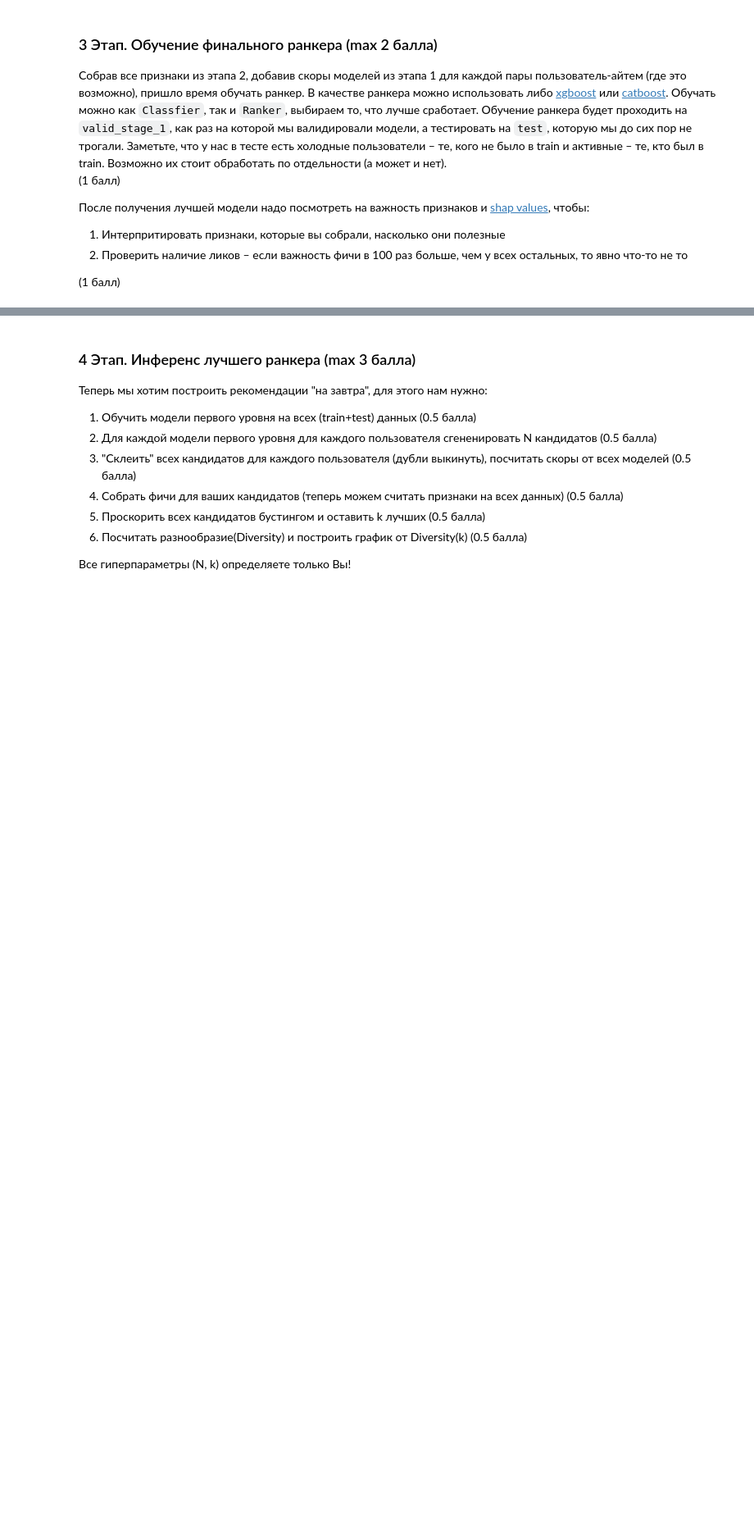
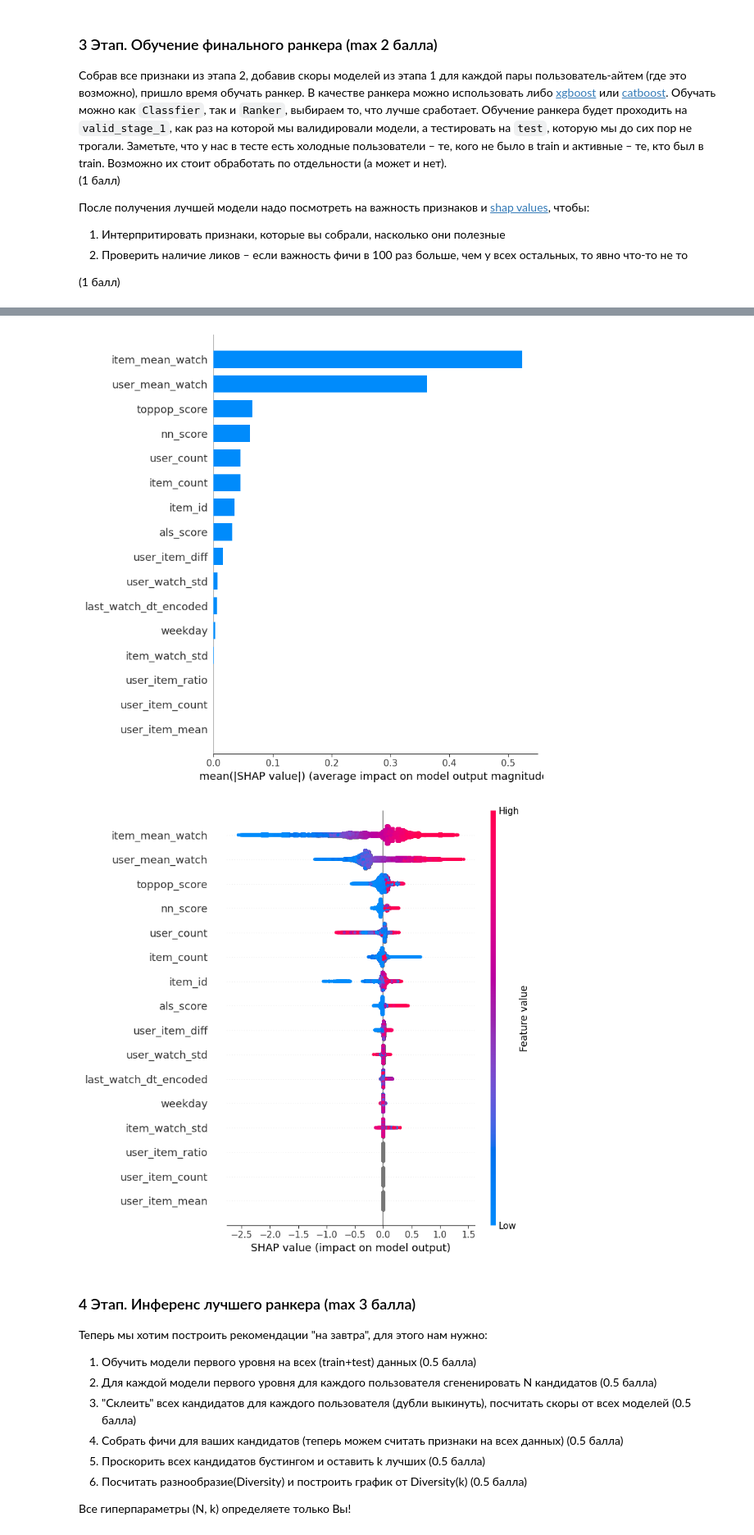
Before and after one commit to TaniaZharova2205/HSE, a Jupyter notebook: Recsis_1(3-4)/DZ3/HSE_RecSys_HW3.ipynb, the cells around one changed output, grey strips where cells are left out. Shown: that part at 82% size. Saved outputs shown, nothing was run; the diff lists cells and outputs as text; code cells hidden in the pictures; blank space fills up the shorter version.

```diff
--- a/Recsis_1(3-4)/DZ3/HSE_RecSys_HW3.ipynb
+++ b/Recsis_1(3-4)/DZ3/HSE_RecSys_HW3.ipynb
@@ -614,0 +598,38 @@ if len(test_cold) > 0:
+# %%
+train_df_with_features['last_watch_dt_str'] = train_df_with_features['last_watch_dt'].dt.strftime('%Y-%m-%d')
+test_df_with_features['last_watch_dt_str'] = test_df_with_features['last_watch_dt'].dt.strftime('%Y-%m-%d')
+
+all_dates = pd.concat([train_df_with_features['last_watch_dt_str'], test_df_with_features['last_watch_dt_str']])
+date2label = {date: idx for idx, date in enumerate(all_dates.unique())}
+
+train_df_with_features['last_watch_dt_encoded'] = train_df_with_features['last_watch_dt_str'].map(date2label)
+test_df_with_features['last_watch_dt_encoded'] = test_df_with_features['last_watch_dt_str'].map(date2label)
+
+features = ['item_id', 'last_watch_dt_encoded', 'weekday', 'user_mean_watch', 'user_count',
+           'item_mean_watch', 'item_count', 'user_item_mean', 'user_item_count',
+           'user_item_diff', 'user_item_ratio', 'user_watch_std', 'item_watch_std', 'toppop_score', 'als_score', 'nn_score']
+
+X_train = train_df_with_features[features]
+y_train = train_df_with_features['target']
+train_groups = train_df_with_features.groupby('user_id').size().values
+
+X_test = test_df_with_features[features]
+y_test = test_df_with_features['target']
+test_groups = test_df_with_features.groupby('user_id').size().values
+
+ranker = XGBRanker(
+    objective='rank:pairwise',
+    learning_rate=0.1,
+    max_depth=6,
+    n_estimators=100,
+    random_state=42
+)
+
+ranker.fit(
+    X_train,
+    y_train,
+    group=train_groups,
+    eval_set=[(X_test, y_test)],
+    eval_group=[test_groups],
+    verbose=10
+)
@@ -615,3 +658,13 @@ if len(test_cold) > 0:
+# %%
+explainer = shap.TreeExplainer(ranker)
+shap_values = explainer.shap_values(X_test)
+
+shap.summary_plot(shap_values, X_test, plot_type='bar')
+
+shap.summary_plot(shap_values, X_test)
+# %% [output]
+[figure, added]
+[figure, added]
 # %% [markdown]
 
 ### 4 Этап. Инференс лучшего ранкера (max 3 балла)
```
Also changed, not shown: parts of 24 cells of this notebook, 2 other files.
